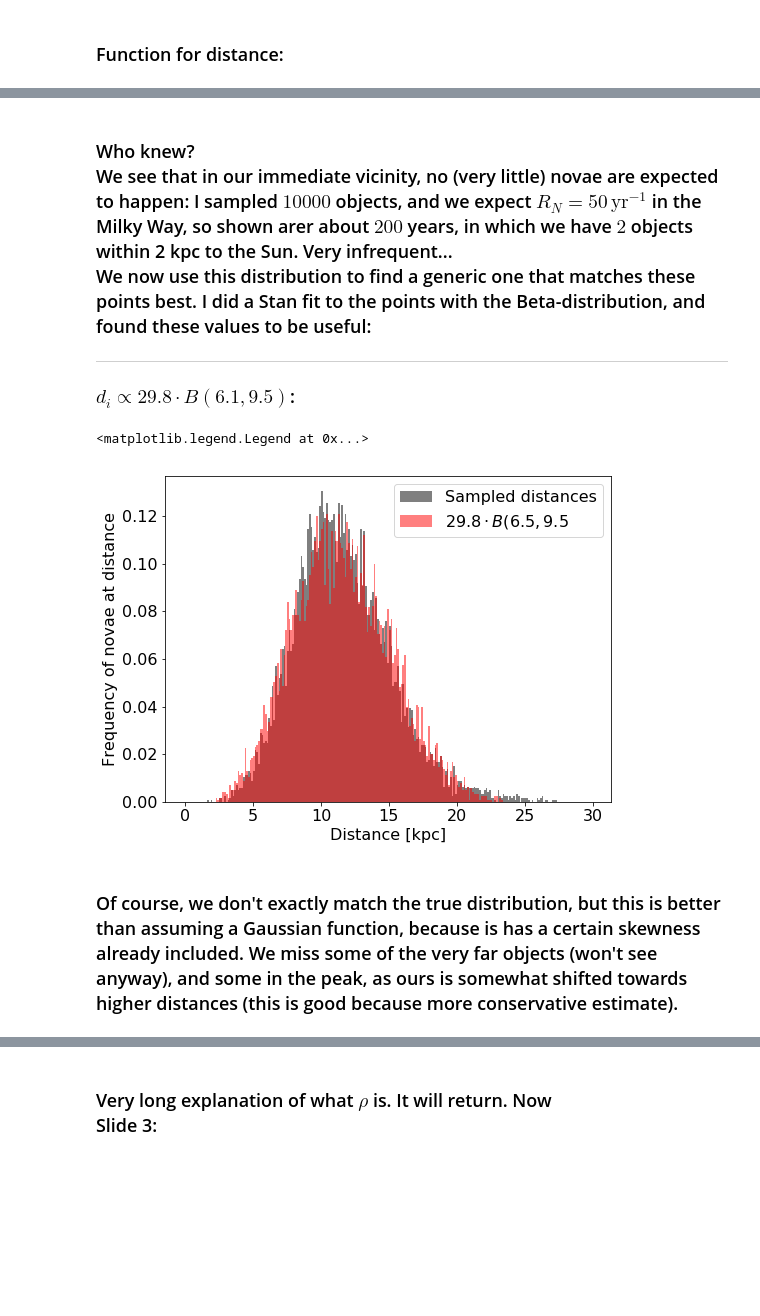
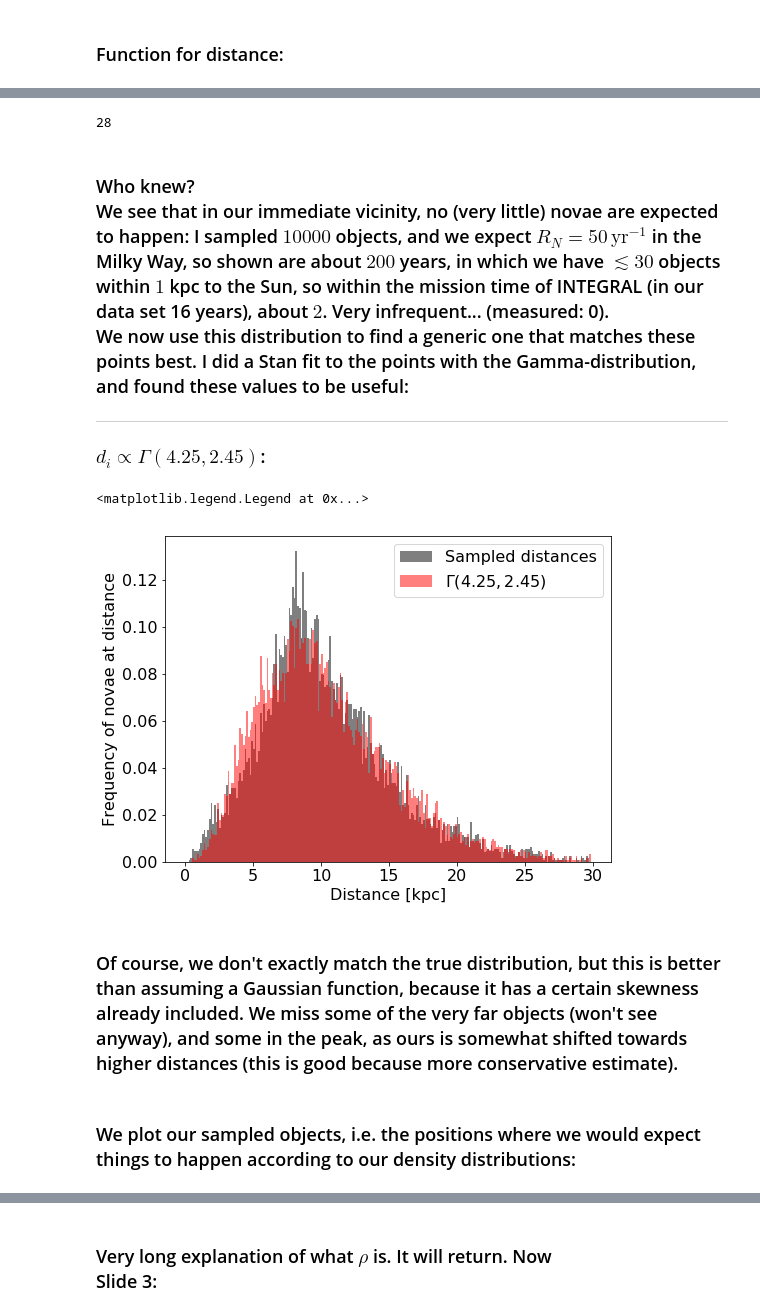
Before and after one commit to tsiegert/for-students, a Jupyter notebook: nova_analysis/nova_model_predictions.ipynb, the cells around one changed output, grey strips where cells are left out. Cells and saved outputs as stored; diff of their text form; code cells hidden in the pictures; blank space fills up the shorter version.

Commit message:
found error in distance sampling

```diff
--- a/nova_analysis/nova_model_predictions.ipynb
+++ b/nova_analysis/nova_model_predictions.ipynb
@@ -181,3 +186,9 @@ def nova_density(x,y,z):
+# %%
+x_arr = np.linspace(8.2-25,8.2+25,500)
+y_arr = np.linspace(8.2-25,8.2+25,500)
+z_arr = np.linspace(-5,5,500)
+
+X_ARR, Y_ARR, Z_ARR = np.meshgrid(x_arr,y_arr,z_arr)
 # %%
 # target density
 def p(x,y,z):
@@ -185,17 +196,20 @@ def p(x,y,z):
 
 # proposal density (support function)
 def q(x,y,z):
-    return st.multivariate_normal.pdf((x,y,z),mean=(8.2,8.2,8.2),cov=((8.2,0,0),(0,8.2,0),(0,0,8.2)))
+    #return st.multivariate_normal.pdf((x,y,z),mean=(8.2,8.2,8.2),cov=((8.2,0,0),(0,8.2,0),(0,0,8.2)))
+    return st.uniform.pdf(x,loc=(8.2-25),scale=(50))*st.uniform.pdf(y,loc=(8.2-25),scale=(50))*st.uniform.pdf(z,loc=(-5),scale=(10))
 
 # weird
-#k = max(p(x_arr,y_arr,z_arr) / q(8.2,8.2,8.2))
-k = 5
+k = (p(X_ARR,Y_ARR,Z_ARR)/q(X_ARR,Y_ARR,Z_ARR)).max()
+print(k)
+#k = 50
 
 # same in 3D
 def nova_rejection_sampling(n=100):
     samples = []
     while len(samples) < n:
-        x_tmp, y_tmp, z_tmp = np.random.multivariate_normal(mean=(8.2,8.2,8.2),cov=((8.2,0,0),(0,8.2,0),(0,0,8.2)))
+        #x_tmp, y_tmp, z_tmp = np.random.multivariate_normal(mean=(8.2,8.2,8.2),cov=((8.2,0,0),(0,8.2,0),(0,0,8.2)))
+        x_tmp, y_tmp, z_tmp = np.random.uniform(8.2-25,8.2+25), np.random.uniform(8.2-25,8.2+25), np.random.uniform(-5,5)
         u = np.random.uniform(0, k*q(x_tmp, y_tmp, z_tmp))
 
         if u <= p(x_tmp, y_tmp, z_tmp):
@@ -215,0 +225,4 @@ nova_position_samples = nova_rejection_sampling(N)
+# %%
+"""N = 10000
+nova_position_samples = nova_rejection_sampling(N)"""
+# this will take some time, so instead load the samples from the file below
@@ -216,3 +231,8 @@ nova_position_samples = nova_rejection_sampling(N)
+# %%
+# tool maybe 50000 seconds?
+with np.load('nova_samples_for_distance_prior.npz') as content:
+    N=content['N']
+    nova_position_samples=content['nova_position_samples']
 # %% [markdown]
 <h3>Function for distance:</h3>
 # %%
@@ -233,16 +253,23 @@ Text(0, 0.5, 'Number of novae at distance')
+# %%
+np.count_nonzero(distances < 1)
+# %% [output]
+28
 # %% [markdown]
 <h3>Who knew?<br>
-    We see that in our immediate vicinity, no (very little) novae are expected to happen: I sampled $10000$ objects, and we expect $R_N=50\,\mathrm{yr^{-1}}$ in the Milky Way, so shown arer about $200$ years, in which we have $2$ objects within 2 kpc to the Sun. Very infrequent...<br>
-    We now use this distribution to find a generic one that matches these points best. I did a Stan fit to the points with the Beta-distribution, and found these values to be useful:<hr>
-    $d_i \propto 29.8 \cdot B(6.1,9.5)$:</h3>
+    We see that in our immediate vicinity, no (very little) novae are expected to happen: I sampled $10000$ objects, and we expect $R_N=50\,\mathrm{yr^{-1}}$ in the Milky Way, so shown are about $200$ years, in which we have $\lesssim 30$ objects within $1$ kpc to the Sun, so within the mission time of INTEGRAL (in our data set 16 years), about $2$. Very infrequent... (measured: 0).<br>
+    We now use this distribution to find a generic one that matches these points best. I did a Stan fit to the points with the Gamma-distribution, and found these values to be useful:<hr>
+    $d_i \propto \Gamma(4.25,2.45)$:</h3>
 # %%
 plt.hist(distances,bins=np.arange(0,30,0.125),density=True,alpha=0.5,label='Sampled distances');
-plt.hist(np.random.beta(6.1,9.5,10000)*29.8,density=True,bins=np.arange(0,30,0.125),alpha=0.5,label=r'$29.8 \cdot B(6.5,9.5$');
+plt.hist(np.random.gamma(4.25,2.45,10000),density=True,bins=np.arange(0,30,0.125),alpha=0.5,
+         label=r'$\Gamma(4.25,2.45)$');
 plt.xlabel('Distance [kpc]')
 plt.ylabel('Frequency of novae at distance')
 plt.legend()
 # %% [output]
 <matplotlib.legend.Legend at 0x...>
-[figure, old version]
+[figure, new version]
 # %% [markdown]
-<h3>Of course, we don't exactly match the true distribution, but this is better than assuming a Gaussian function, because is has a certain skewness already included. We miss some of the very far objects (won't see anyway), and some in the peak, as ours is somewhat shifted towards higher distances (this is good because more conservative estimate).</h3>
+<h3>Of course, we don't exactly match the true distribution, but this is better than assuming a Gaussian function, because it has a certain skewness already included. We miss some of the very far objects (won't see anyway), and some in the peak, as ours is somewhat shifted towards higher distances (this is good because more conservative estimate).</h3>
+# %% [markdown]
+<h3>We plot our sampled objects, i.e. the positions where we would expect things to happen according to our density distributions:</h3>
```
Also changed, not shown: parts of 17 cells of this notebook.
